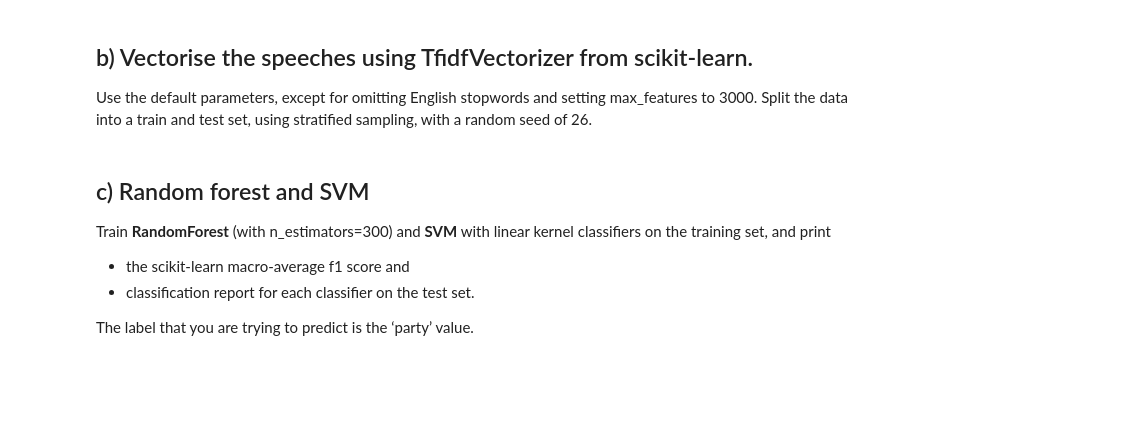
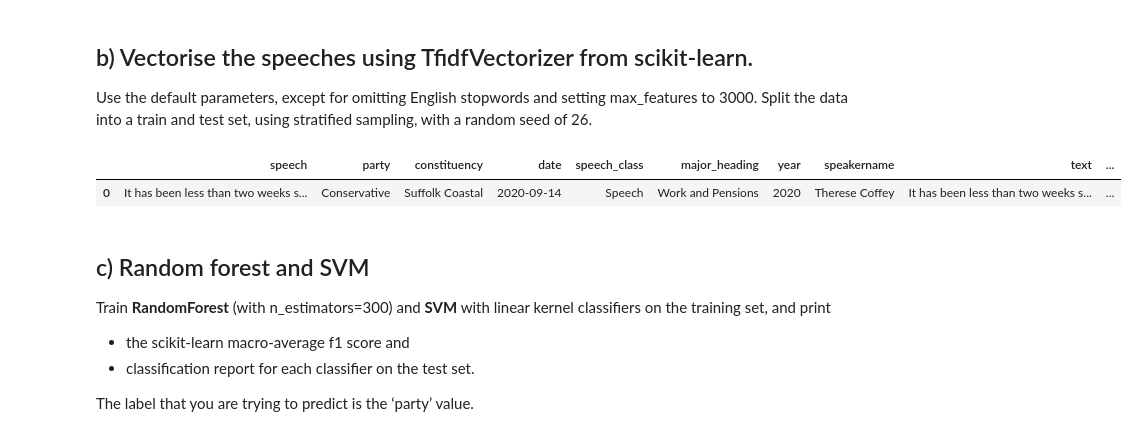
Before and after one commit to Birkbeck/nlp-coursework-2024-25-G-f49uM-1, a Jupyter notebook: Outline.ipynb, the cells around one changed output. Saved outputs shown, nothing was run; the diff lists cells and outputs as text; code cells hidden in the pictures; blank space fills up the shorter version.

```diff
--- a/Outline.ipynb
+++ b/Outline.ipynb
@@ -700,5 +700,12 @@ def establish_split(vectorised, **kwargs):
     ''' Pass vectorised dataset and kwargs for sample split '''
     return train_test_split(vectorised, y, **kwargs)
+# %%
+path = Path(Path.cwd() / "pickles" / "t3.pkl")
+df = pd.read_pickle(path)
+df[0:1]
+# %% [output]
+|  | speech | party | constituency | date | speech_class | major_heading | year | speakername | text | ... |
+| 0 | It has been less than two weeks s... | Conservative | Suffolk Coastal | 2020-09-14 | Speech | Work and Pensions | 2020 | Therese Coffey | It has been less than two weeks s... | ... |
 # %% [markdown]
 ## c) Random forest and SVM
 Train **RandomForest** (with n_estimators=300) and **SVM** with linear kernel classifiers on the training set, and print
```
Also changed, not shown: parts of 16 cells of this notebook, 1 other file.
